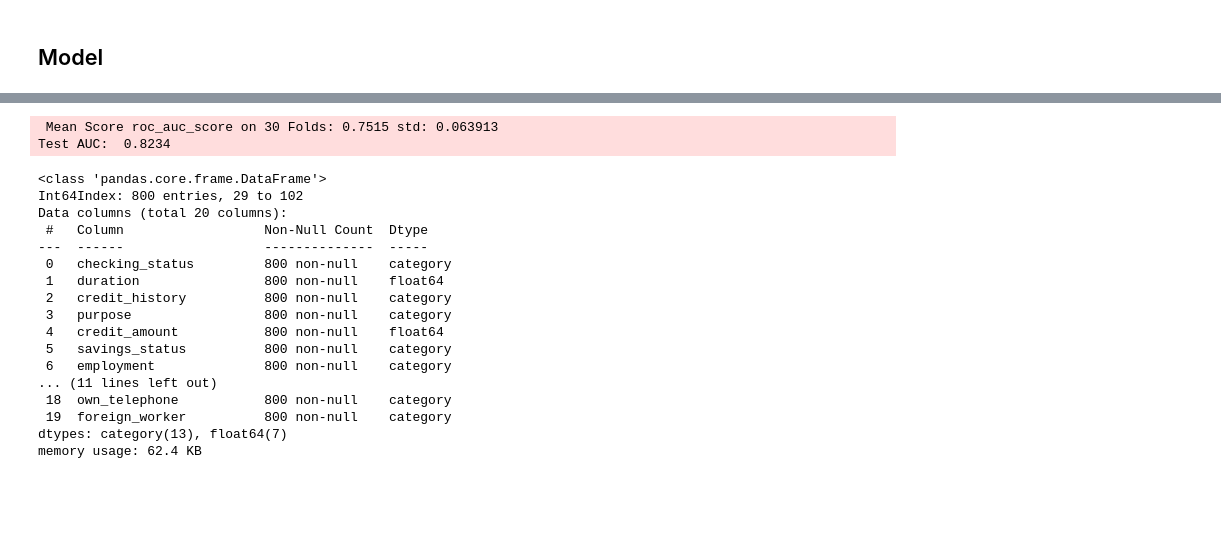
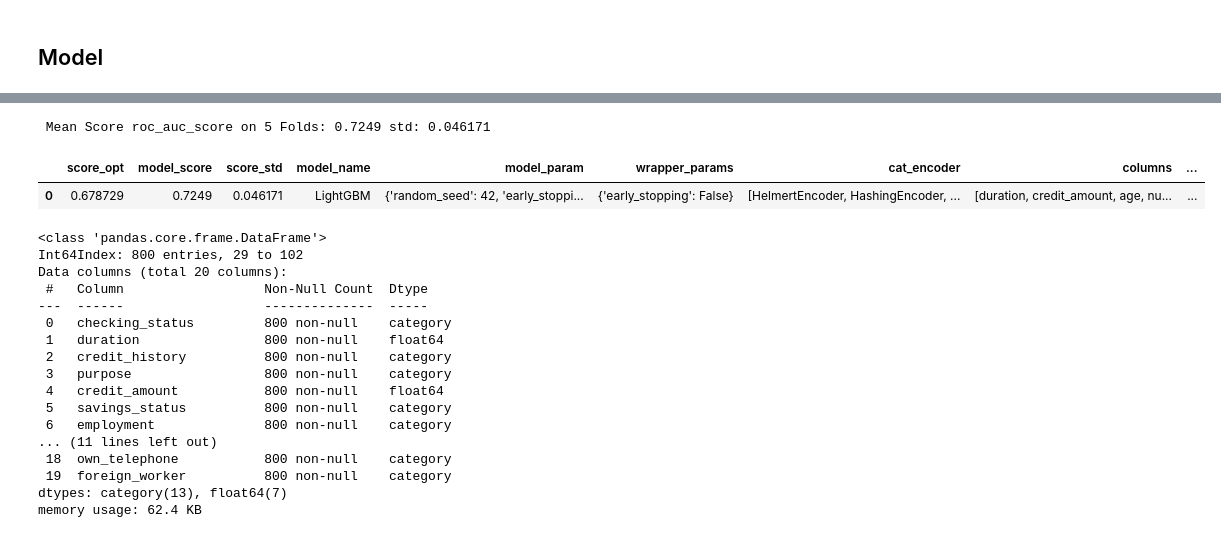
Before and after one commit to Alex-Lekov/AutoML_Alex, a Jupyter notebook: 02_Models.ipynb, the cells around one changed output, grey strips where cells are left out. Drawn from its saved outputs; the diff is of its cells as text; code cells hidden in the pictures; blank space fills up the shorter version.

```diff
--- a/02_Models.ipynb
+++ b/02_Models.ipynb
@@ -53,10 +53,10 @@ Test AUC:  0.8234
-# %%
-# fit_predict with default model parameters
-predicts = model.predict()
-print('Test AUC: ', round(sklearn.metrics.roc_auc_score(y_test, predicts['predict_test'][0]),4))
-# %% [output]
- Mean Score roc_auc_score on 30 Folds: 0.7515 std: 0.063913
-Test AUC:  0.8234
+# %%
+config = model.fit()
+config
+# %% [output]
+ Mean Score roc_auc_score on 5 Folds: 0.7249 std: 0.046171
+|  | score_opt | model_score | score_std | model_name | model_param | wrapper_params | cat_encoder | columns | ... |
+| 0 | 0.678729 | 0.7249 | 0.046171 | LightGBM | {'random_seed': 42, 'early_stoppi... | {'early_stopping': False} | [HelmertEncoder, HashingEncoder, ... | [duration, credit_amount, age, nu... | ... |
 # %%
 model._data.X_train_source.info()
 # %% [output]
```
Also changed, not shown: parts of 13 cells of this notebook, 5 other files.
